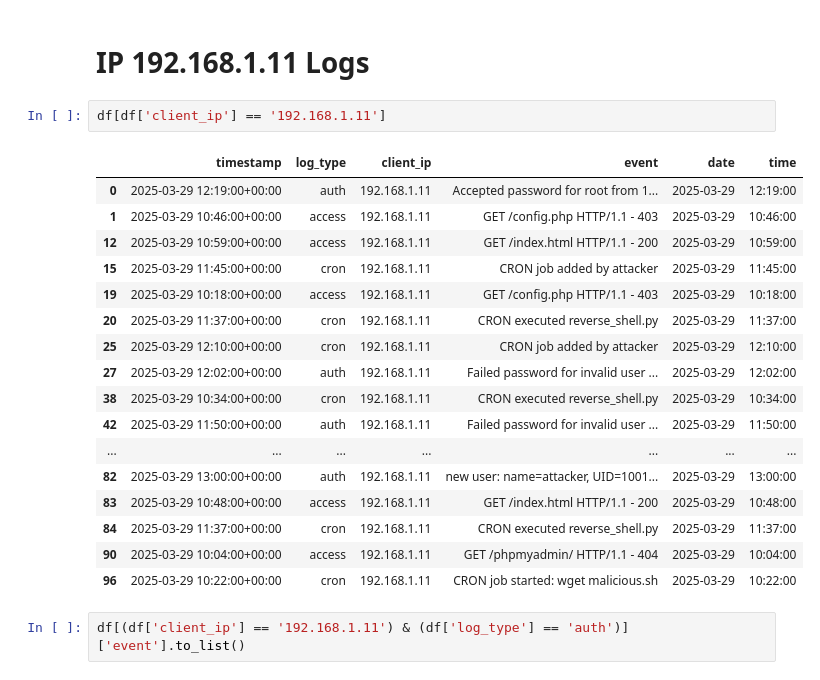
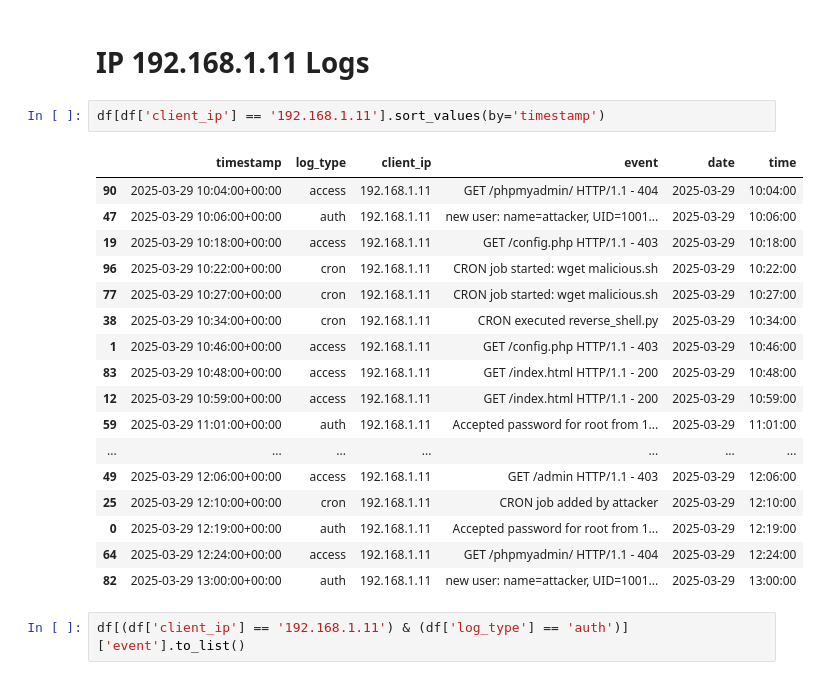
Before and after one commit to Zz1rg/CyberGroup2, a Jupyter notebook: AnalyzeLog.ipynb, the cells around one changed output. Drawn from its saved outputs; the diff is of its cells as text.

```diff
--- a/AnalyzeLog.ipynb
+++ b/AnalyzeLog.ipynb
@@ -85,25 +103,25 @@ group_df
 # %% [markdown]
 # IP 192.168.1.11 Logs
 # %%
-df[df['client_ip'] == '192.168.1.11']
+df[df['client_ip'] == '192.168.1.11'].sort_values(by='timestamp')
 # %% [output]
 |  | timestamp | log_type | client_ip | event | date | time |
+| 90 | 2025-03-29 10:04:00+00:00 | access | 192.168.1.11 | GET /phpmyadmin/ HTTP/1.1 - 404 | 2025-03-29 | 10:04:00 |
+| 47 | 2025-03-29 10:06:00+00:00 | auth | 192.168.1.11 | new user: name=attacker, UID=1001... | 2025-03-29 | 10:06:00 |
+| 19 | 2025-03-29 10:18:00+00:00 | access | 192.168.1.11 | GET /config.php HTTP/1.1 - 403 | 2025-03-29 | 10:18:00 |
+| 96 | 2025-03-29 10:22:00+00:00 | cron | 192.168.1.11 | CRON job started: wget malicious.sh | 2025-03-29 | 10:22:00 |
+| 77 | 2025-03-29 10:27:00+00:00 | cron | 192.168.1.11 | CRON job started: wget malicious.sh | 2025-03-29 | 10:27:00 |
+| 38 | 2025-03-29 10:34:00+00:00 | cron | 192.168.1.11 | CRON executed reverse_shell.py | 2025-03-29 | 10:34:00 |
+| 1 | 2025-03-29 10:46:00+00:00 | access | 192.168.1.11 | GET /config.php HTTP/1.1 - 403 | 2025-03-29 | 10:46:00 |
+| 83 | 2025-03-29 10:48:00+00:00 | access | 192.168.1.11 | GET /index.html HTTP/1.1 - 200 | 2025-03-29 | 10:48:00 |
+| 12 | 2025-03-29 10:59:00+00:00 | access | 192.168.1.11 | GET /index.html HTTP/1.1 - 200 | 2025-03-29 | 10:59:00 |
+| 59 | 2025-03-29 11:01:00+00:00 | auth | 192.168.1.11 | Accepted password for root from 1... | 2025-03-29 | 11:01:00 |
+| ... | ... | ... | ... | ... | ... | ... |
+| 49 | 2025-03-29 12:06:00+00:00 | access | 192.168.1.11 | GET /admin HTTP/1.1 - 403 | 2025-03-29 | 12:06:00 |
+| 25 | 2025-03-29 12:10:00+00:00 | cron | 192.168.1.11 | CRON job added by attacker | 2025-03-29 | 12:10:00 |
 | 0 | 2025-03-29 12:19:00+00:00 | auth | 192.168.1.11 | Accepted password for root from 1... | 2025-03-29 | 12:19:00 |
-| 1 | 2025-03-29 10:46:00+00:00 | access | 192.168.1.11 | GET /config.php HTTP/1.1 - 403 | 2025-03-29 | 10:46:00 |
-| 12 | 2025-03-29 10:59:00+00:00 | access | 192.168.1.11 | GET /index.html HTTP/1.1 - 200 | 2025-03-29 | 10:59:00 |
-| 15 | 2025-03-29 11:45:00+00:00 | cron | 192.168.1.11 | CRON job added by attacker | 2025-03-29 | 11:45:00 |
-| 19 | 2025-03-29 10:18:00+00:00 | access | 192.168.1.11 | GET /config.php HTTP/1.1 - 403 | 2025-03-29 | 10:18:00 |
-| 20 | 2025-03-29 11:37:00+00:00 | cron | 192.168.1.11 | CRON executed reverse_shell.py | 2025-03-29 | 11:37:00 |
-| 25 | 2025-03-29 12:10:00+00:00 | cron | 192.168.1.11 | CRON job added by attacker | 2025-03-29 | 12:10:00 |
-| 27 | 2025-03-29 12:02:00+00:00 | auth | 192.168.1.11 | Failed password for invalid user ... | 2025-03-29 | 12:02:00 |
-| 38 | 2025-03-29 10:34:00+00:00 | cron | 192.168.1.11 | CRON executed reverse_shell.py | 2025-03-29 | 10:34:00 |
-| 42 | 2025-03-29 11:50:00+00:00 | auth | 192.168.1.11 | Failed password for invalid user ... | 2025-03-29 | 11:50:00 |
-| ... | ... | ... | ... | ... | ... | ... |
+| 64 | 2025-03-29 12:24:00+00:00 | access | 192.168.1.11 | GET /phpmyadmin/ HTTP/1.1 - 404 | 2025-03-29 | 12:24:00 |
 | 82 | 2025-03-29 13:00:00+00:00 | auth | 192.168.1.11 | new user: name=attacker, UID=1001... | 2025-03-29 | 13:00:00 |
-| 83 | 2025-03-29 10:48:00+00:00 | access | 192.168.1.11 | GET /index.html HTTP/1.1 - 200 | 2025-03-29 | 10:48:00 |
-| 84 | 2025-03-29 11:37:00+00:00 | cron | 192.168.1.11 | CRON executed reverse_shell.py | 2025-03-29 | 11:37:00 |
-| 90 | 2025-03-29 10:04:00+00:00 | access | 192.168.1.11 | GET /phpmyadmin/ HTTP/1.1 - 404 | 2025-03-29 | 10:04:00 |
-| 96 | 2025-03-29 10:22:00+00:00 | cron | 192.168.1.11 | CRON job started: wget malicious.sh | 2025-03-29 | 10:22:00 |
 # %%
 df[(df['client_ip'] == '192.168.1.11') & (df['log_type'] == 'auth')]['event'].to_list()
 # %% [output]
```
Also changed, not shown: parts of 5 cells of this notebook.
